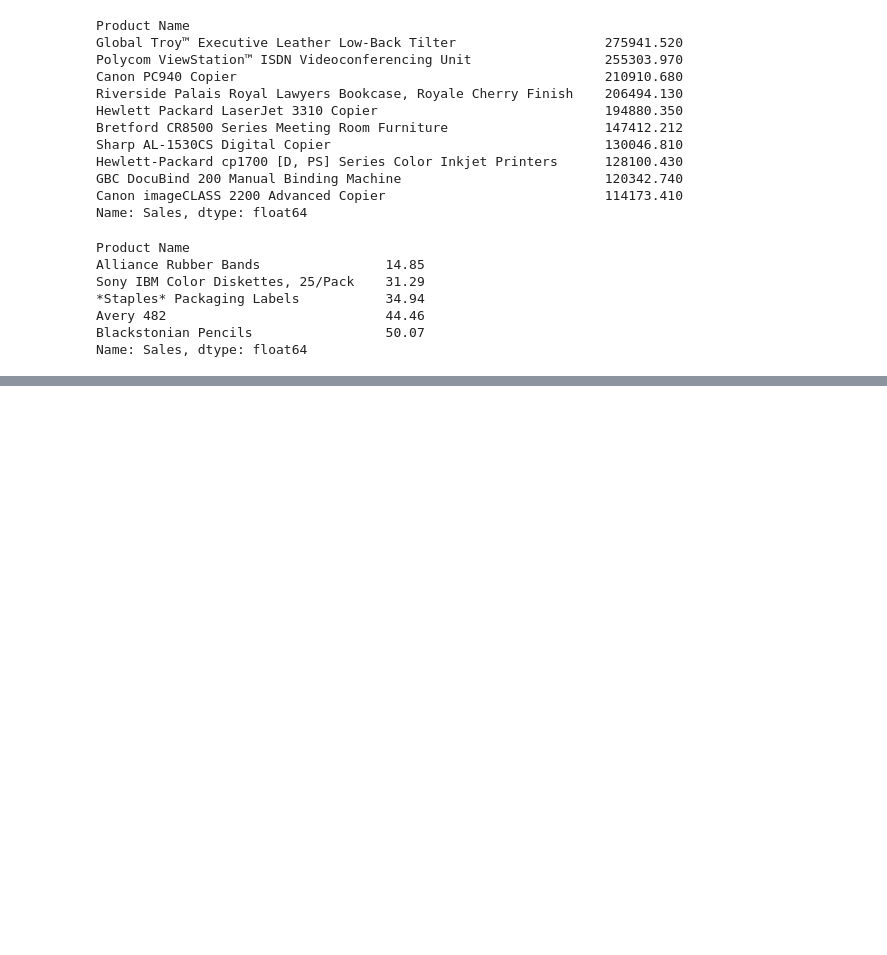
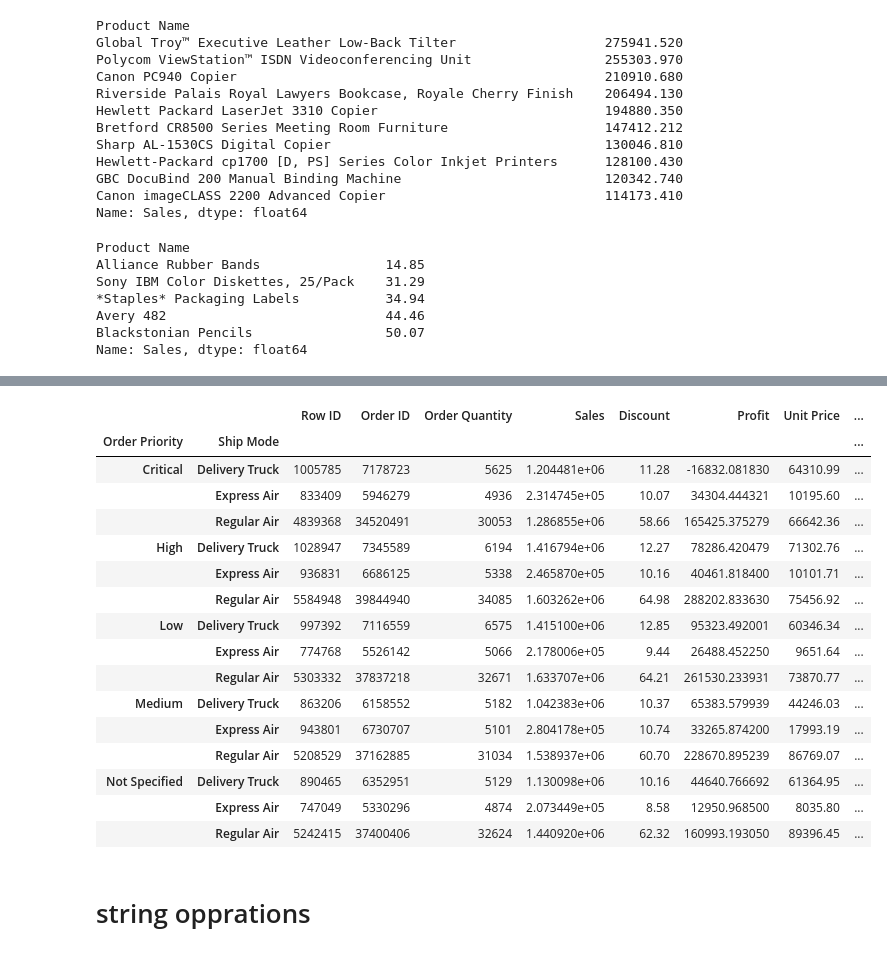
Before and after one commit to vivekgupta0657/learning-python, a Jupyter notebook: revamp.ipynb, the cells around one changed output, grey strips where cells are left out. Cells and saved outputs as stored; diff of their text form; code cells hidden in the pictures; blank space fills up the shorter version.

```diff
--- a/revamp.ipynb
+++ b/revamp.ipynb
@@ -655,0 +659,3 @@ Name: Sales, dtype: float64
+# %%
+order= pd.read_excel('Sample - Superstore Sales.xls',0)
+order.head(2)
@@ -655,0 +741,22 @@ Name: Sales, dtype: float64
+# %%
+order.groupby(['Order Priority','Ship Mode']).sum()
+# %% [output]
+|  |  | Row ID | Order ID | Order Quantity | Sales | Discount | Profit | Unit Price | ... |
+| Order Priority | Ship Mode |  |  |  |  |  |  |  | ... |
+| Critical | Delivery Truck | 1005785 | 7178723 | 5625 | 1.204481e+06 | 11.28 | -16832.081830 | 64310.99 | ... |
+|  | Express Air | 833409 | 5946279 | 4936 | 2.314745e+05 | 10.07 | 34304.444321 | 10195.60 | ... |
+|  | Regular Air | 4839368 | 34520491 | 30053 | 1.286855e+06 | 58.66 | 165425.375279 | 66642.36 | ... |
+| High | Delivery Truck | 1028947 | 7345589 | 6194 | 1.416794e+06 | 12.27 | 78286.420479 | 71302.76 | ... |
+|  | Express Air | 936831 | 6686125 | 5338 | 2.465870e+05 | 10.16 | 40461.818400 | 10101.71 | ... |
+|  | Regular Air | 5584948 | 39844940 | 34085 | 1.603262e+06 | 64.98 | 288202.833630 | 75456.92 | ... |
+| Low | Delivery Truck | 997392 | 7116559 | 6575 | 1.415100e+06 | 12.85 | 95323.492001 | 60346.34 | ... |
+|  | Express Air | 774768 | 5526142 | 5066 | 2.178006e+05 | 9.44 | 26488.452250 | 9651.64 | ... |
+|  | Regular Air | 5303332 | 37837218 | 32671 | 1.633707e+06 | 64.21 | 261530.233931 | 73870.77 | ... |
+| Medium | Delivery Truck | 863206 | 6158552 | 5182 | 1.042383e+06 | 10.37 | 65383.579939 | 44246.03 | ... |
+|  | Express Air | 943801 | 6730707 | 5101 | 2.804178e+05 | 10.74 | 33265.874200 | 17993.19 | ... |
+|  | Regular Air | 5208529 | 37162885 | 31034 | 1.538937e+06 | 60.70 | 228670.895239 | 86769.07 | ... |
+| Not Specified | Delivery Truck | 890465 | 6352951 | 5129 | 1.130098e+06 | 10.16 | 44640.766692 | 61364.95 | ... |
+|  | Express Air | 747049 | 5330296 | 4874 | 2.073449e+05 | 8.58 | 12950.968500 | 8035.80 | ... |
+|  | Regular Air | 5242415 | 37400406 | 32624 | 1.440920e+06 | 62.32 | 160993.193050 | 89396.45 | ... |
+# %% [markdown]
+# string opprations
```
Also changed, not shown: parts of 37 cells of this notebook.
